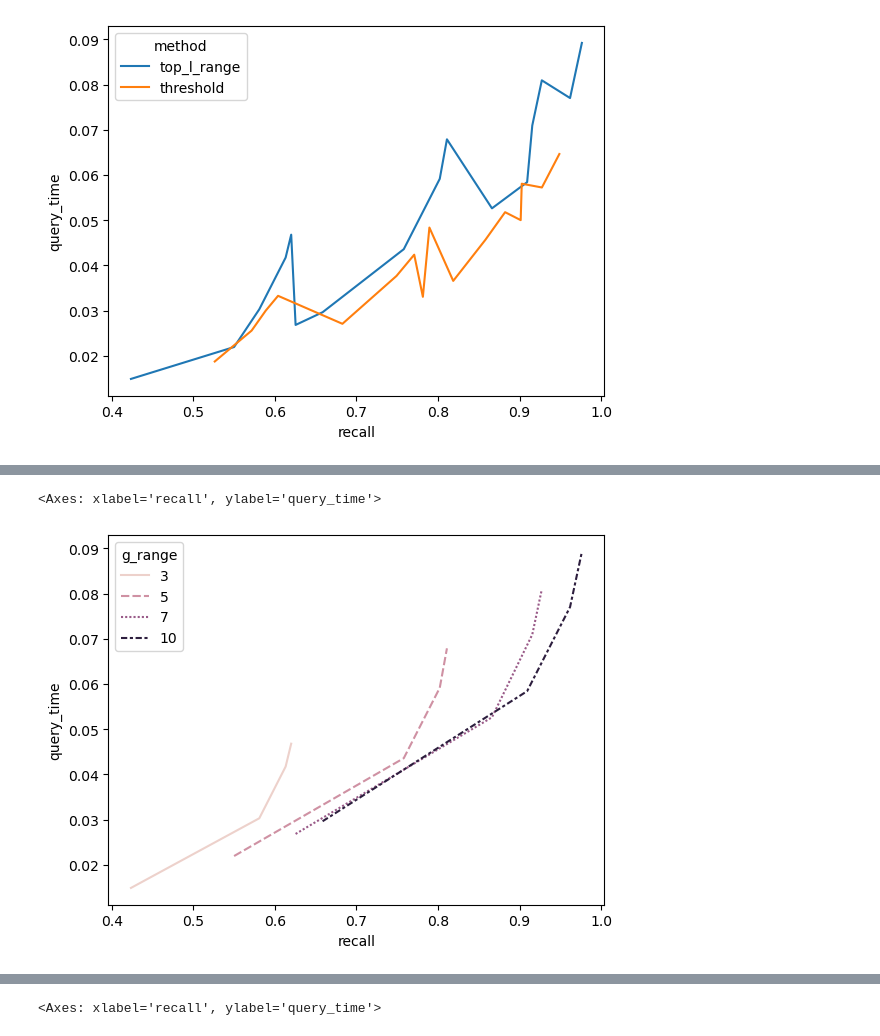
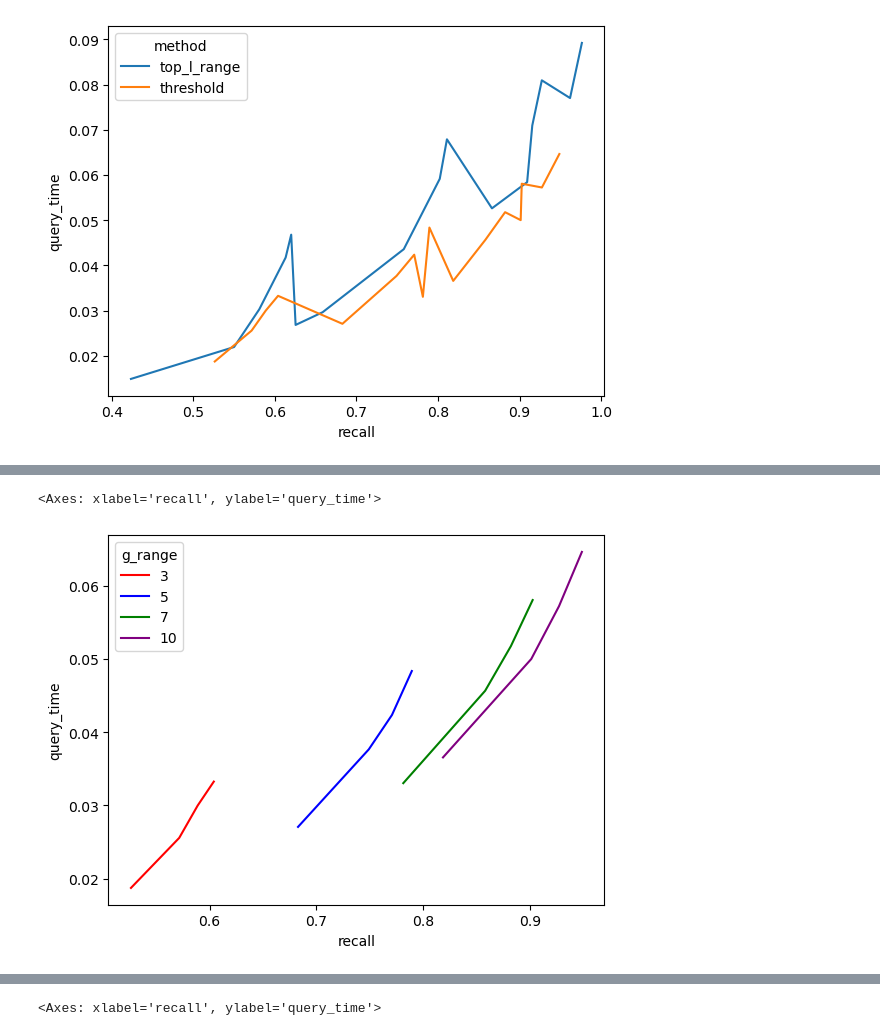
Before and after one commit to slime21023/bspli, a Jupyter notebook: plot/plot-mnist-benchmark.ipynb, the cells around one changed output, grey strips where cells are left out. Cells and saved outputs as stored; diff of their text form; code cells hidden in the pictures.

```diff
--- a/plot/plot-mnist-benchmark.ipynb
+++ b/plot/plot-mnist-benchmark.ipynb
@@ -45,5 +51,5 @@ sns.lineplot(data=plot_df, x="recall", y="query_time", hue="method")
 # %%
-sns.lineplot(data=df, x="recall", y="query_time", hue="g_range")
+sns.lineplot(data=threshold_df, x="recall", y="query_time", hue="g_range", palette=["red", "blue", "green", "purple"])
 # %% [output]
 <Axes: xlabel='recall', ylabel='query_time'>
-[figure, old version]
+[figure, new version]
```
Also changed, not shown: parts of 2 cells of this notebook, 14 other files.
